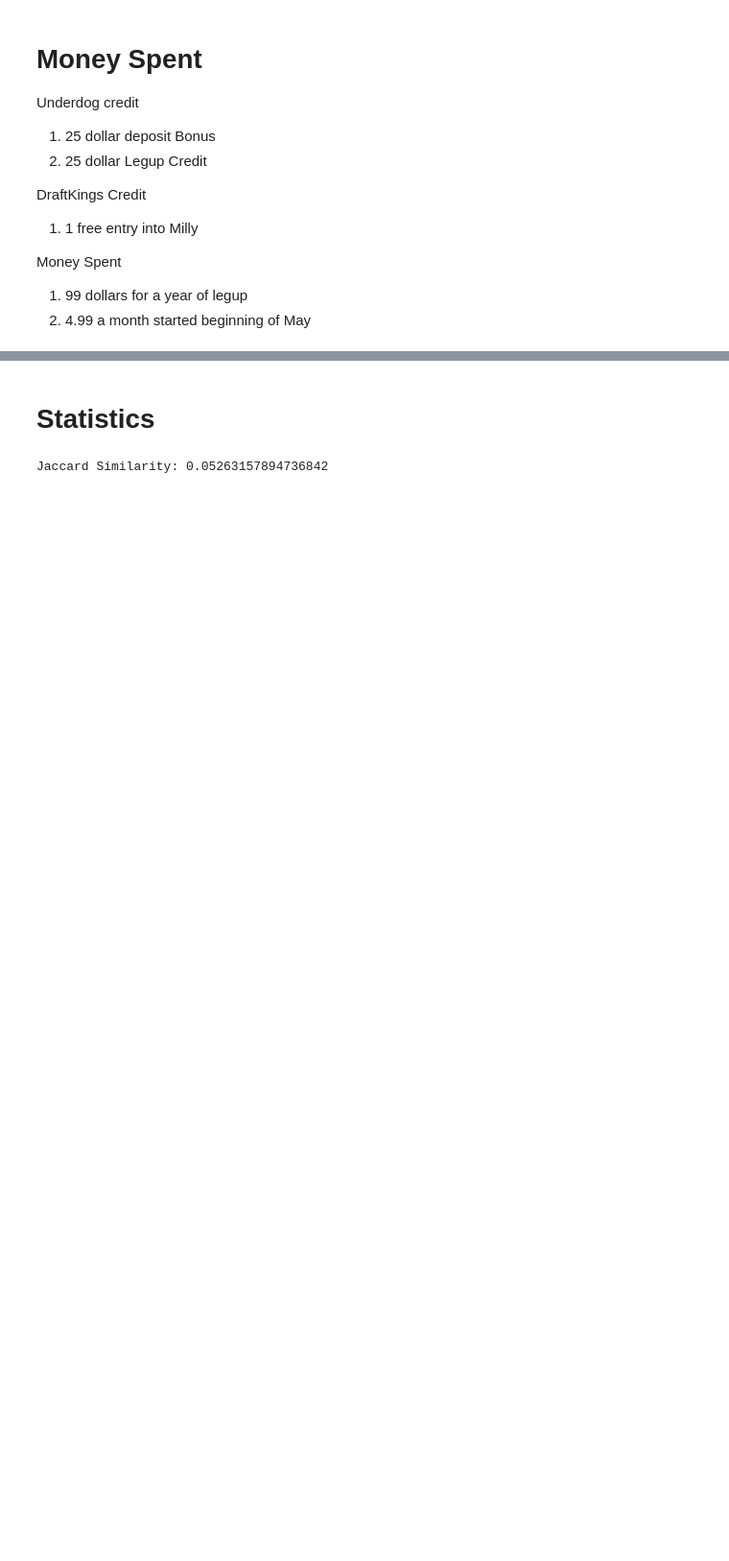
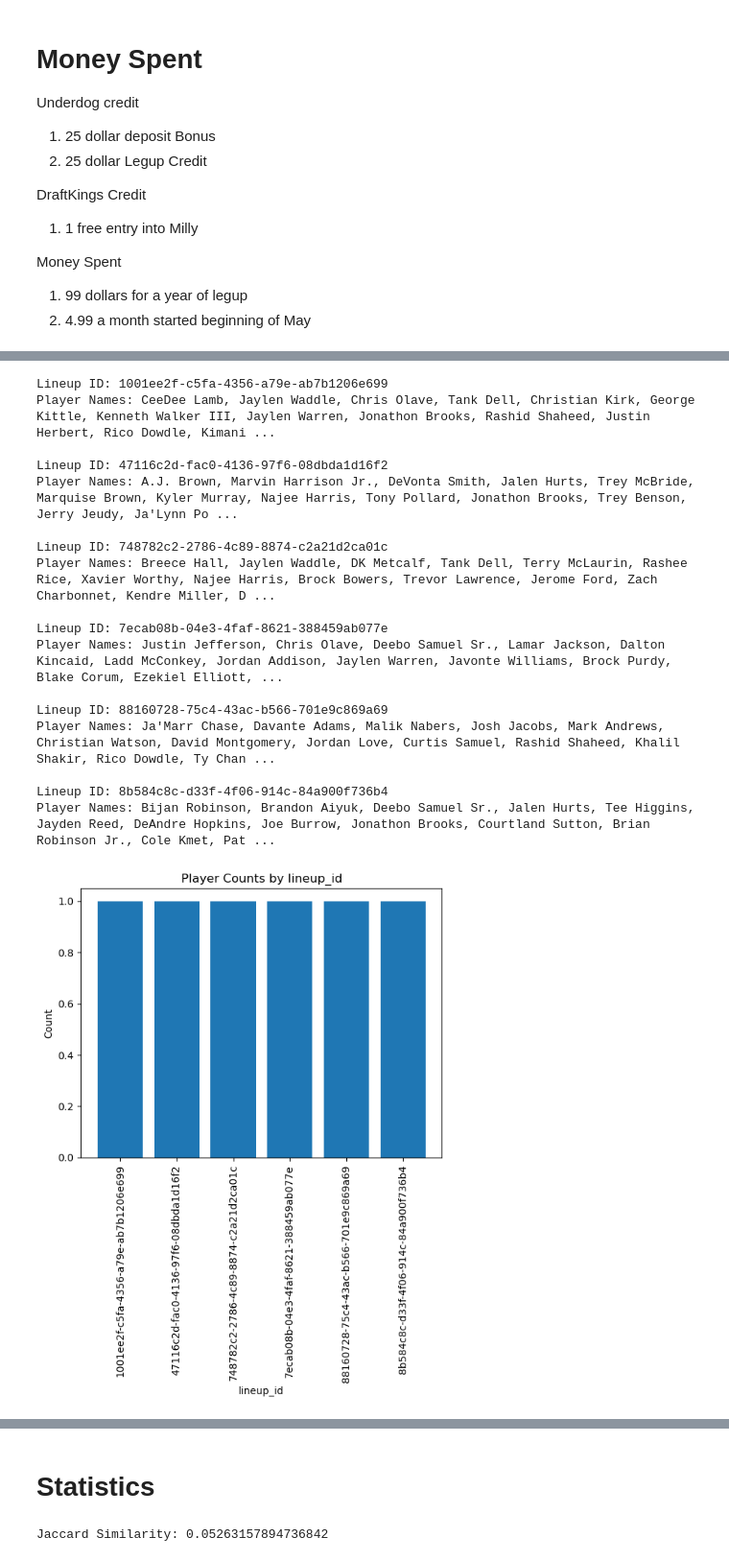
Before and after one commit to jvonderhoff/bestball_2024, a Jupyter notebook: 2024/Analysis/main.ipynb, the cells around one changed output, grey strips where cells are left out. Shown: that part at 96% size. Cells and saved outputs as stored; diff of their text form; code cells hidden in the pictures; blank space fills up the shorter version.

```diff
--- a/2024/Analysis/main.ipynb
+++ b/2024/Analysis/main.ipynb
@@ -4,8 +4,10 @@ import sqlite3
 
 conn = sqlite3.connect('/Users/jvonderhoff/Desktop/FantasyFootball/2024/prod_bestball_2024.db')
 
-query = "SELECT * FROM lineups"
+query = "SELECT * FROM DK_lineups"
+query2 = "SELECT * FROM Underdog_lineups"
 df = pd.read_sql(query, conn)
+df2 = pd.read_sql(query2, conn)
 # %%
 unique_lineup_ids = df['lineup_ID'].nunique()
 print("Number of unique lineup_ID values:", unique_lineup_ids)
@@ -83,0 +400,46 @@ Lineup a837181d-86db-4209-aaa1-c82156af5318: ["Ja'Marr Chase", 'Brandon Aiyuk',
+# %%
+import matplotlib.pyplot as plt
+
+# Specify the desired player
+desired_contest = "Best Ball Milly"
+
+# Filter lineups based on the desired contest
+filtered_lineups = df[df['contest_name'] == desired_contest]
+
+# Group the data by lineup_id and concatenate player_name values
+grouped_data = filtered_lineups.groupby('lineup_ID')['player_name'].apply(', '.join)
+
+# Print the player names by lineup_id
+for lineup_id, player_names in grouped_data.items():
+    print(f"Lineup ID: {lineup_id}")
+    print(f"Player Names: {player_names}")
+    print()
+
+# Optional: Create a bar chart to visualize the data
+lineup_counts = grouped_data.index.value_counts()
+
+plt.bar(lineup_counts.index, lineup_counts.values)
+plt.xlabel('lineup_id')
+plt.ylabel('Count')
+plt.title('Player Counts by lineup_id')
+plt.xticks(rotation=90)  # Rotate x-axis labels if necessary
+plt.show()
+# %% [output]
+Lineup ID: 1001ee2f-c5fa-4356-a79e-ab7b1206e699
+Player Names: CeeDee Lamb, Jaylen Waddle, Chris Olave, Tank Dell, Christian Kirk, George Kittle, Kenneth Walker III, Jaylen Warren, Jonathon Brooks, Rashid Shaheed, Justin Herbert, Rico Dowdle, Kimani ...
+
+Lineup ID: 47116c2d-fac0-4136-97f6-08dbda1d16f2
+Player Names: A.J. Brown, Marvin Harrison Jr., DeVonta Smith, Jalen Hurts, Trey McBride, Marquise Brown, Kyler Murray, Najee Harris, Tony Pollard, Jonathon Brooks, Trey Benson, Jerry Jeudy, Ja'Lynn Po ...
+
+Lineup ID: 748782c2-2786-4c89-8874-c2a21d2ca01c
+Player Names: Breece Hall, Jaylen Waddle, DK Metcalf, Tank Dell, Terry McLaurin, Rashee Rice, Xavier Worthy, Najee Harris, Brock Bowers, Trevor Lawrence, Jerome Ford, Zach Charbonnet, Kendre Miller, D ...
+
+Lineup ID: 7ecab08b-04e3-4faf-8621-388459ab077e
+Player Names: Justin Jefferson, Chris Olave, Deebo Samuel Sr., Lamar Jackson, Dalton Kincaid, Ladd McConkey, Jordan Addison, Jaylen Warren, Javonte Williams, Brock Purdy, Blake Corum, Ezekiel Elliott, ...
+
+Lineup ID: 88160728-75c4-43ac-b566-701e9c869a69
+Player Names: Ja'Marr Chase, Davante Adams, Malik Nabers, Josh Jacobs, Mark Andrews, Christian Watson, David Montgomery, Jordan Love, Curtis Samuel, Rashid Shaheed, Khalil Shakir, Rico Dowdle, Ty Chan ...
+
+Lineup ID: 8b584c8c-d33f-4f06-914c-84a900f736b4
+Player Names: Bijan Robinson, Brandon Aiyuk, Deebo Samuel Sr., Jalen Hurts, Tee Higgins, Jayden Reed, DeAndre Hopkins, Joe Burrow, Jonathon Brooks, Courtland Sutton, Brian Robinson Jr., Cole Kmet, Pat ...
+[figure, added]
```
Also changed, not shown: parts of 26 cells of this notebook, 11 other files.
